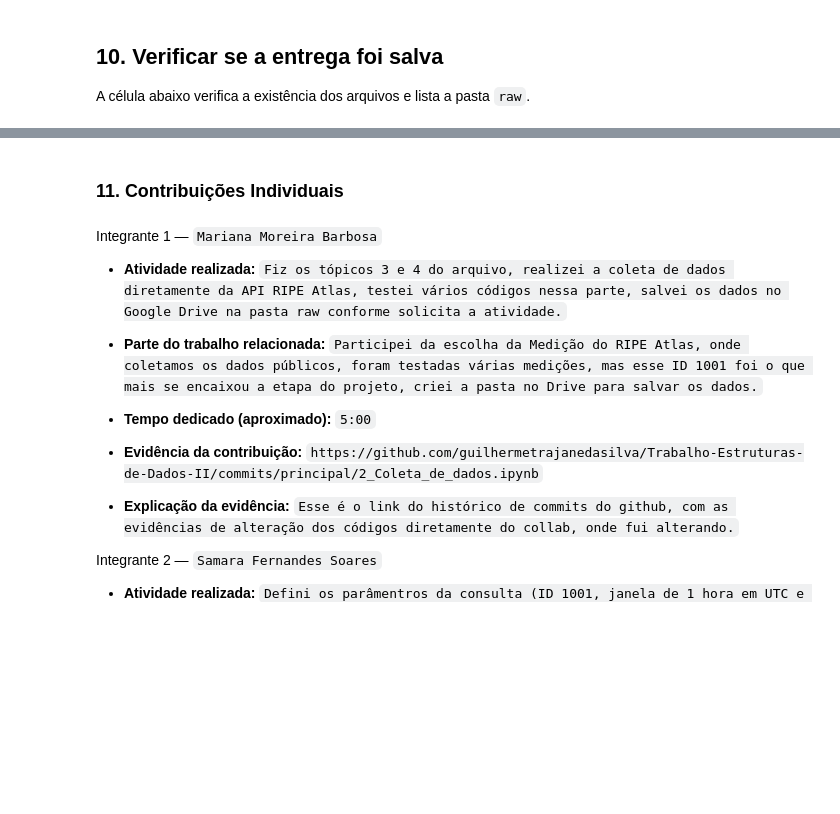
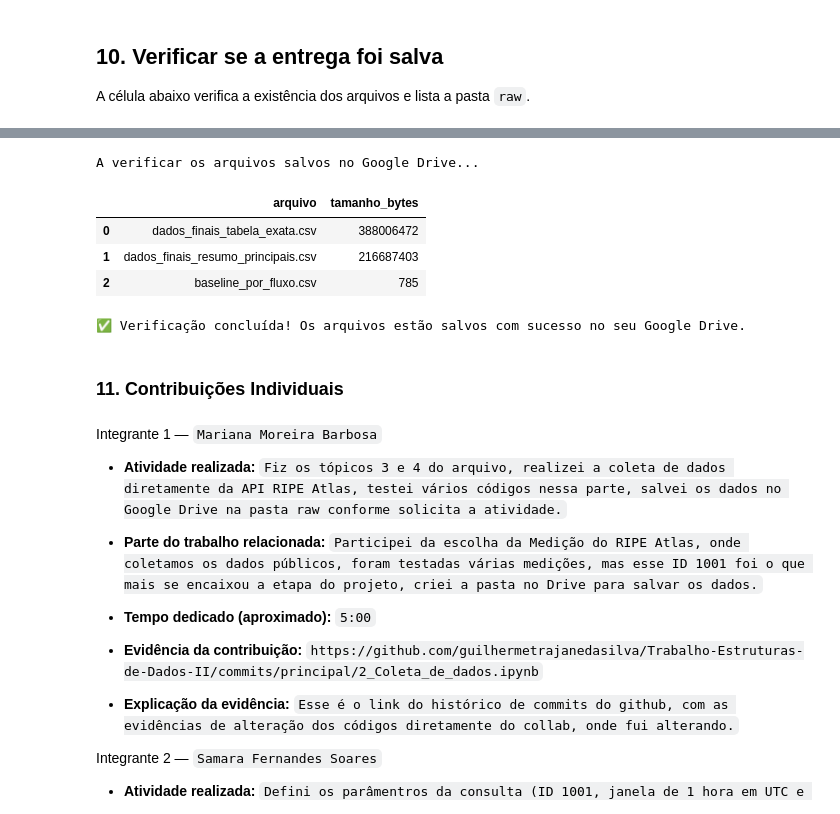
Before and after one commit to guilhermetrajanedasilva/Trabalho-Estruturas-de-Dados-II, a Jupyter notebook: 2_Coleta_de_dados.ipynb, the cells around one changed output, grey strips where cells are left out. Saved outputs shown, nothing was run; the diff lists cells and outputs as text; code cells hidden in the pictures; blank space fills up the shorter version.

```diff
--- a/2_Coleta_de_dados.ipynb
+++ b/2_Coleta_de_dados.ipynb
@@ -779,3 +774,43 @@ Coleta concluída e salva na pasta raw.
+# %%
+from pathlib import Path
+import pandas as pd
+
+print("A verificar os arquivos salvos no Google Drive...")
+
+# Aponta para a nova pasta onde estamos a guardar os dados
+PASTA_DRIVE = Path("/content/drive/My Drive/NetVision_Coleta")
+
+# Os três arquivos gerados nos blocos anteriores
+caminho_completo = PASTA_DRIVE / "dados_finais_tabela_exata.csv"
+caminho_resumo = PASTA_DRIVE / "dados_finais_resumo_principais.csv"
+caminho_baseline = PASTA_DRIVE / "baseline_por_fluxo.csv"
+
+# Confirmação de segurança: verifica se eles existem mesmo na pasta
+assert caminho_completo.exists(), f"Erro: {caminho_completo.name} não encontrado."
+assert caminho_resumo.exists(), f"Erro: {caminho_resumo.name} não encontrado."
+assert caminho_baseline.exists(), f"Erro: {caminho_baseline.name} não encontrado."
+
+# Gera a tabela de exibição com os nomes e tamanhos exatos
+arquivos_gerados = pd.DataFrame(
+    {
+        "arquivo": [caminho_completo.name, caminho_resumo.name, caminho_baseline.name],
+        "tamanho_bytes": [
+            caminho_completo.stat().st_size,
+            caminho_resumo.stat().st_size,
+            caminho_baseline.stat().st_size,
+        ],
+    }
+)
+
+display(arquivos_gerados)
+print("✅ Verificação concluída! Os arquivos estão salvos com sucesso no seu Google Drive.")
+# %% [output]
+A verificar os arquivos salvos no Google Drive...
+|  | arquivo | tamanho_bytes |
+| 0 | dados_finais_tabela_exata.csv | 388006472 |
+| 1 | dados_finais_resumo_principais.csv | 216687403 |
+| 2 | baseline_por_fluxo.csv | 785 |
+✅ Verificação concluída! Os arquivos estão salvos com sucesso no seu Google Drive.
 # %% [markdown]
 ### 11. Contribuições Individuais
 # %% [markdown]
```
Also changed, not shown: parts of 6 cells of this notebook.
